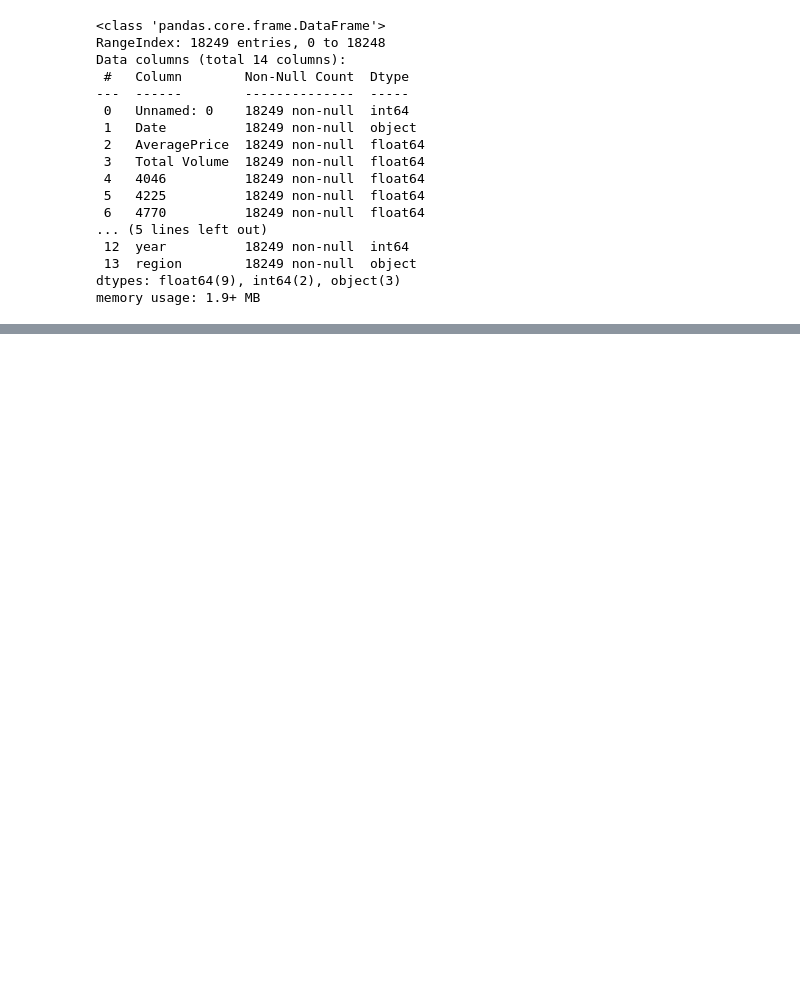
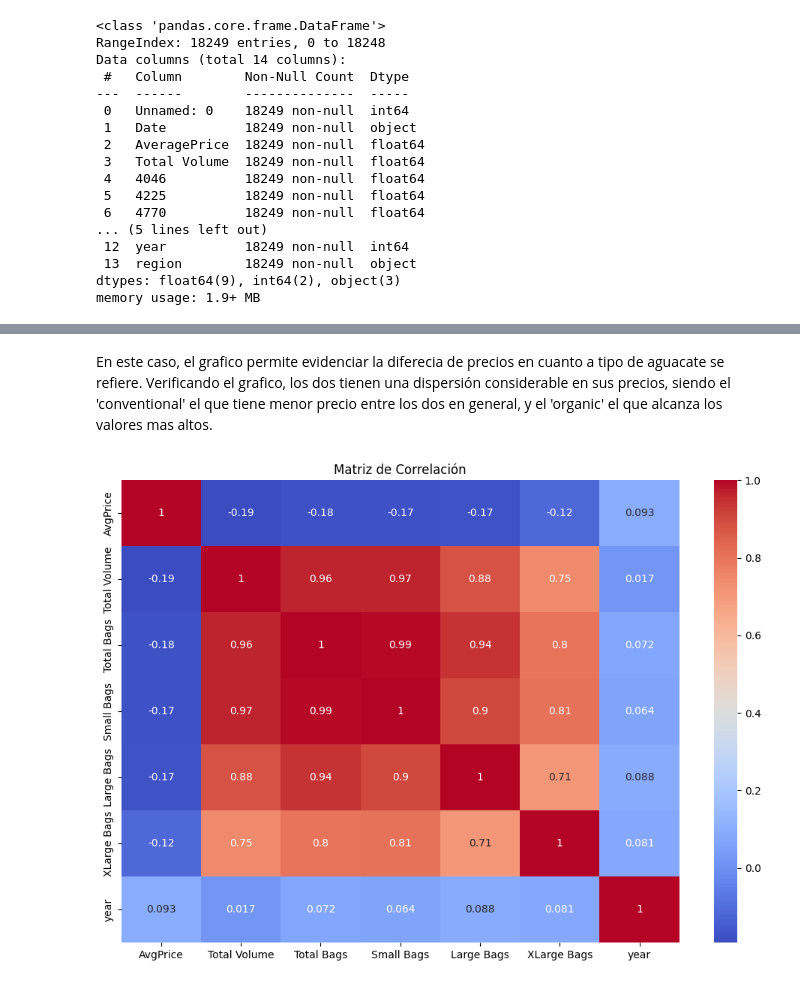
Before and after one commit to JuanPE-PNG/CienciaDatos2-3, a Jupyter notebook: Parte 1/avocado.ipynb, the cells around one changed output, grey strips where cells are left out. Saved outputs shown, nothing was run; the diff lists cells and outputs as text; code cells hidden in the pictures; blank space fills up the shorter version.

```diff
--- a/Parte 1/avocado.ipynb
+++ b/Parte 1/avocado.ipynb
@@ -75,0 +108,11 @@ plt.show()
+# %% [markdown]
+En este caso, el grafico permite evidenciar la diferecia de precios en cuanto a tipo de aguacate se refiere.
+Verificando el grafico, los dos tienen una dispersión considerable en sus precios, siendo el 'conventional' el que tiene menor precio entre los dos en general, y el 'organic' el que alcanza los valores mas altos.
+# %%
+# Matriz de correlación para ver la relación entre las variables numéricas.
+plt.figure(figsize=(12, 8))
+sns.heatmap(df.select_dtypes(include=['float64', 'int64']).corr(), annot=True, cmap='coolwarm')
+plt.title('Matriz de Correlación')
+plt.show()
+# %% [output]
+[figure, added]
```
Also changed, not shown: parts of 11 cells of this notebook.
